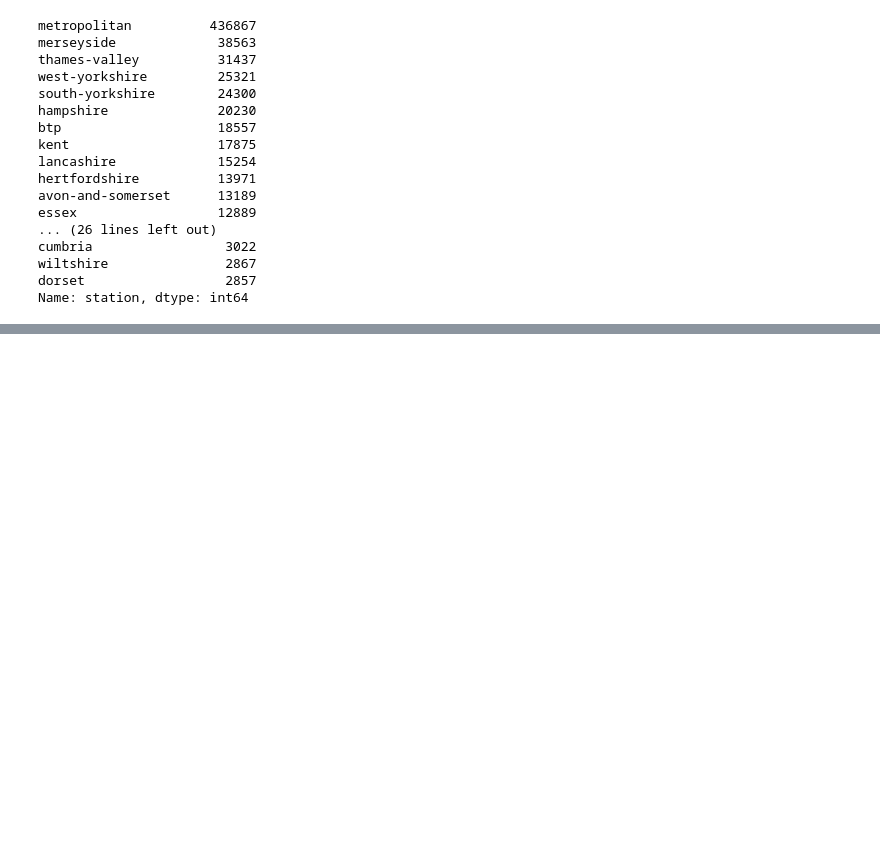
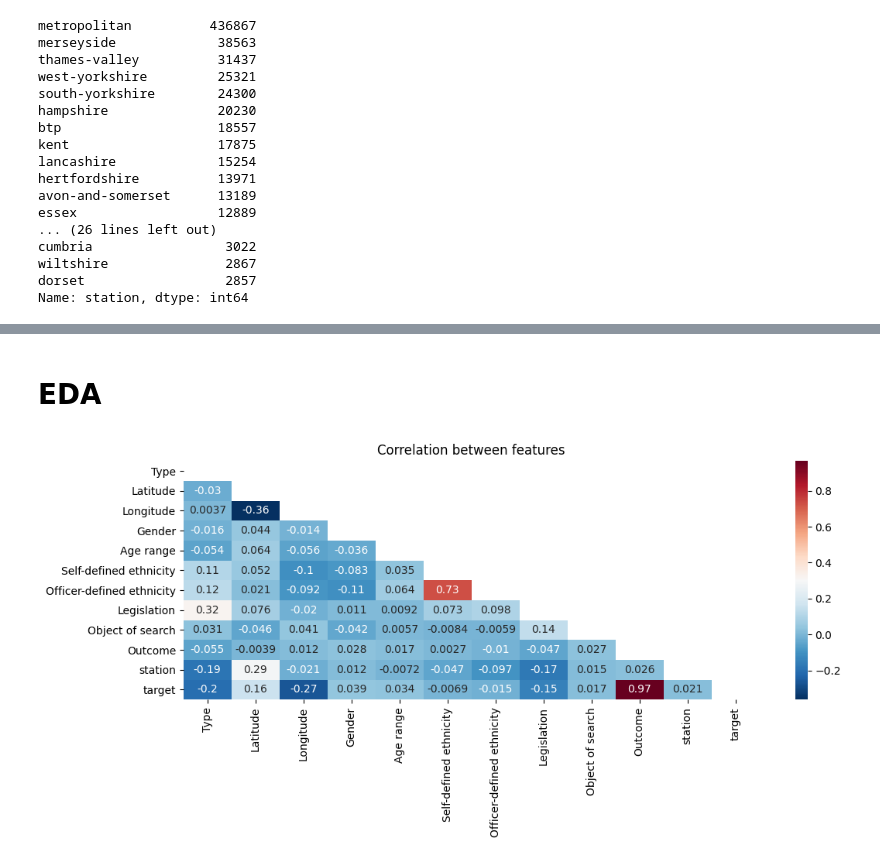
Before and after one commit to joaobssa/ldsa_capstone, a Jupyter notebook: 1 EDA.ipynb, the cells around one changed output, grey strips where cells are left out. Saved outputs shown, nothing was run; the diff lists cells and outputs as text; code cells hidden in the pictures; blank space fills up the shorter version.

```diff
--- a/1 EDA.ipynb
+++ b/1 EDA.ipynb
@@ -182,0 +379,12 @@ Name: station, dtype: int64
+# %%
+df_encoded = df_cat.copy()
+
+for col in df_encoded.columns:
+    if df_encoded[col].dtype == 'category':
+        df_encoded[col] = df_encoded[col].cat.codes
+    elif df_encoded[col].dtype == 'boolean':
+        # df_encoded[col] = df_encoded[col].replace({True: 1, False: 0})
+        df_encoded[col] = df_encoded[col] * 1.0 # hacky way to convert booleans to Floats
+
+df_encoded = pd.DataFrame(df_encoded.to_dict())
+display(df_encoded)
@@ -182,0 +440,19 @@ Name: station, dtype: int64
+# %% [markdown]
+# EDA
+# %%
+# only works for numerical variables
+corr_matrix = df_encoded.corr(method='spearman')
+corr_matrix
+
+# mask to get only the lower triangle
+lower_triangle_mask = np.triu(np.ones(corr_matrix.shape)).astype(bool)
+cor_mat_lower = corr_matrix.mask(lower_triangle_mask)
+
+plt.figure(figsize = (12,4)) # <-- just sets the figure size
+plt.title("Correlation between features")
+
+sns.heatmap(cor_mat_lower,
+            annot=True,     # <-- write the numbers on the squares
+            cmap='RdBu_r'); #
+# %% [output]
+[figure, added]
```
Also changed, not shown: parts of 37 cells of this notebook, 3 other files.
